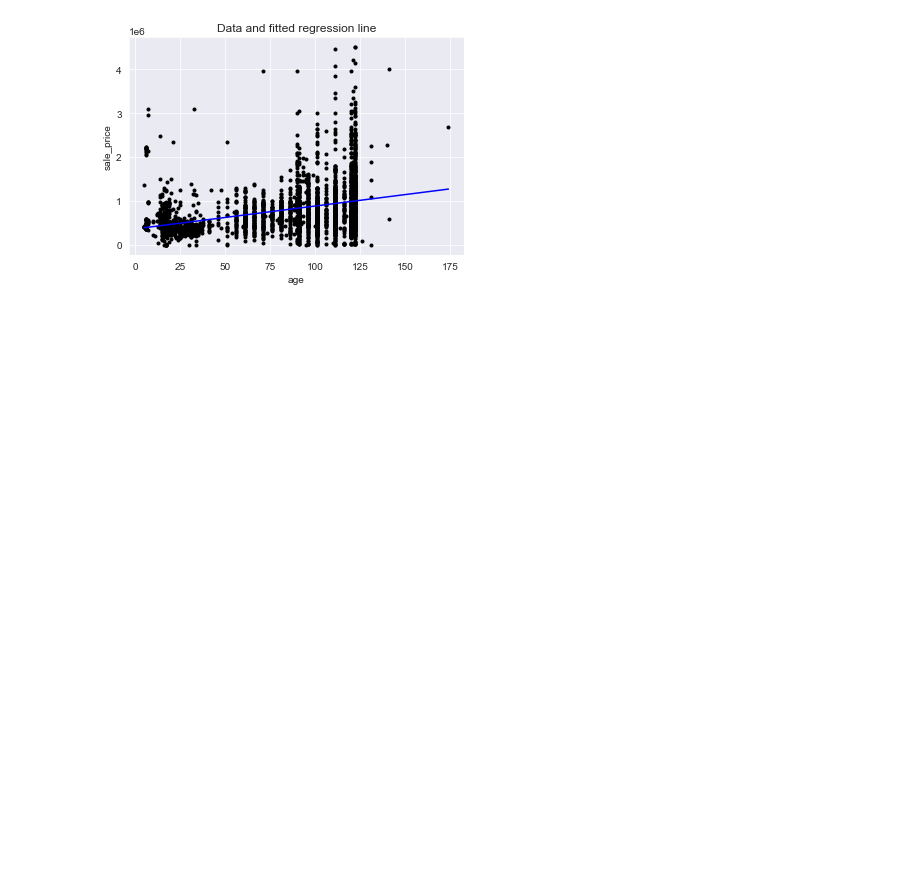
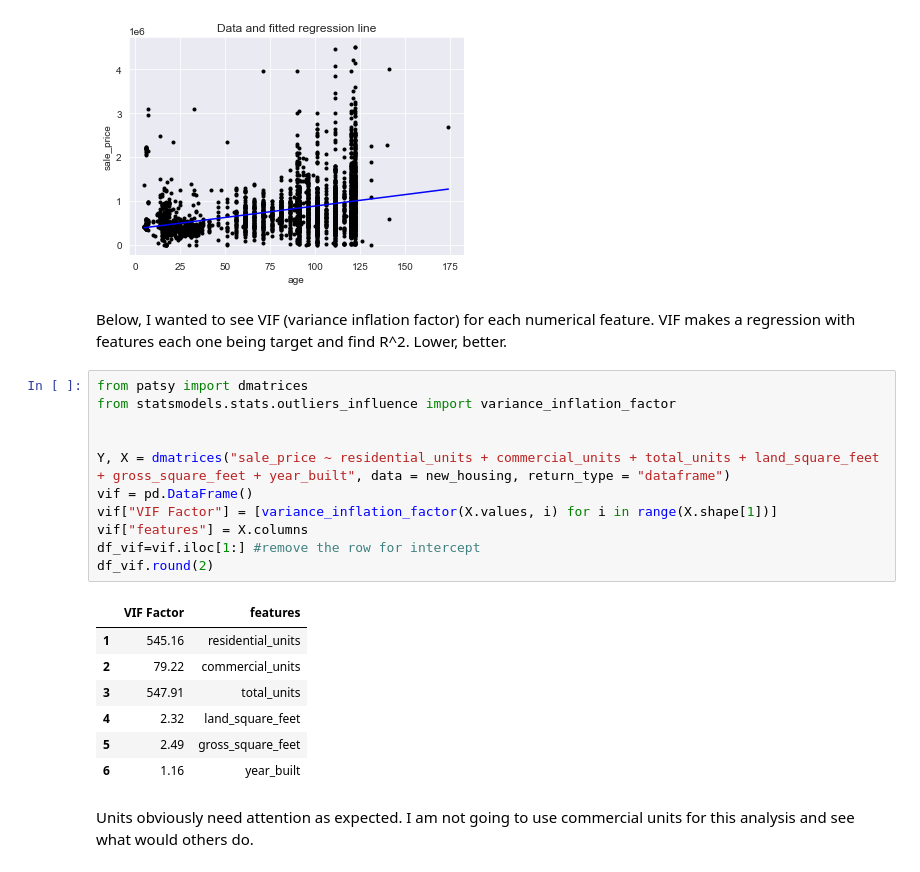
Before and after one commit to WidharDwiatmoko/statistic_nyc_property, a Jupyter notebook: statistic-business-project-nyc.ipynb, the cells around one changed output. Drawn from its saved outputs; the diff is of its cells as text; blank space fills up the shorter version.

```diff
--- a/statistic-business-project-nyc.ipynb
+++ b/statistic-business-project-nyc.ipynb
@@ -898,3 +898,26 @@ plt.title("Data and fitted regression line")
 plt.show()
 # %% [output]
 [figure]
+# %% [markdown]
+Below, I wanted to see VIF (variance inflation factor) for each numerical feature. VIF makes a regression with features each one being target and find R^2. Lower, better.
+# %%
+from patsy import dmatrices
+from statsmodels.stats.outliers_influence import variance_inflation_factor
+
+
+Y, X = dmatrices("sale_price ~ residential_units + commercial_units + total_units + land_square_feet + gross_square_feet + year_built", data = new_housing, return_type = "dataframe")
+vif = pd.DataFrame()
+vif["VIF Factor"] = [variance_inflation_factor(X.values, i) for i in range(X.shape[1])]
+vif["features"] = X.columns
+df_vif=vif.iloc[1:] #remove the row for intercept
+df_vif.round(2)
+# %% [output]
+|  | VIF Factor | features |
+| 1 | 545.16 | residential_units |
+| 2 | 79.22 | commercial_units |
+| 3 | 547.91 | total_units |
+| 4 | 2.32 | land_square_feet |
+| 5 | 2.49 | gross_square_feet |
+| 6 | 1.16 | year_built |
+# %% [markdown]
+Units obviously need attention as expected. I am not going to use commercial units for this analysis and see what would others do.
```
Also changed, not shown: parts of 11 cells of this notebook.
